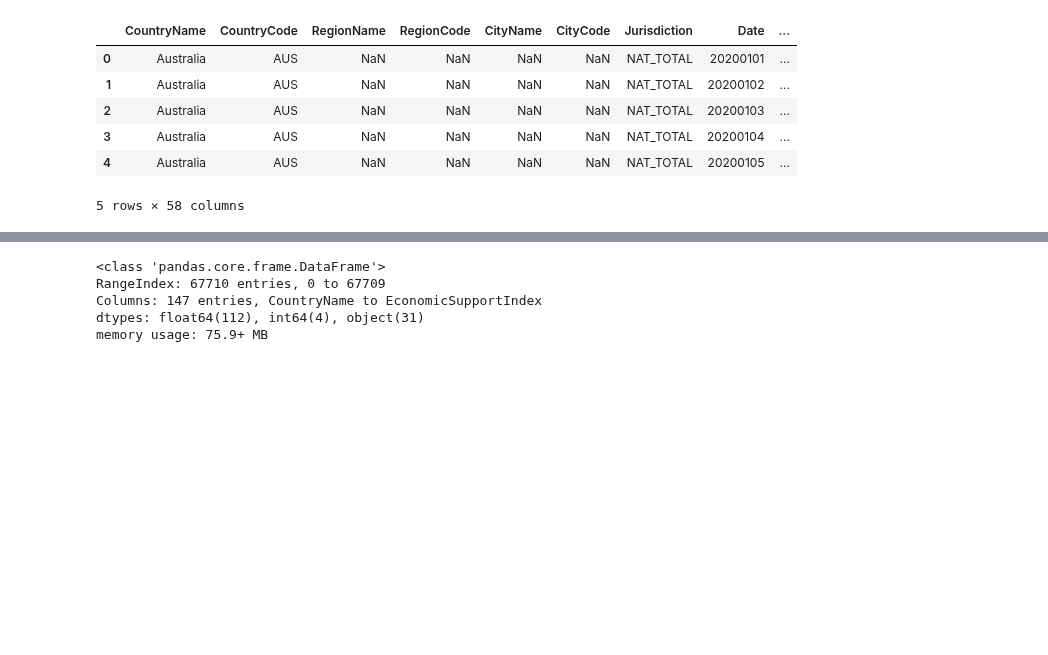
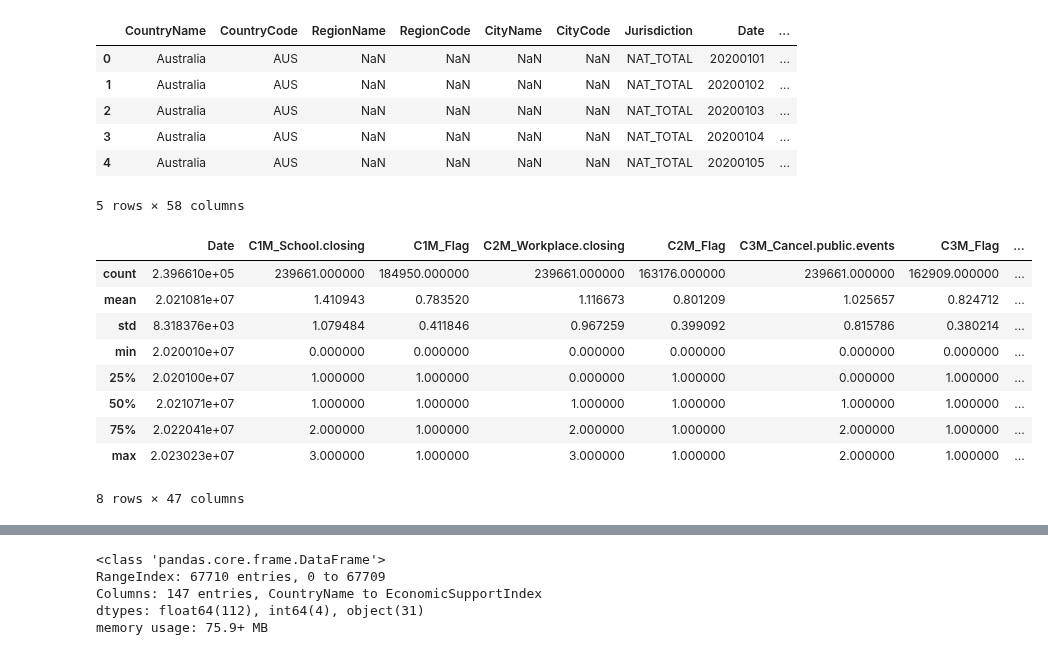
Before and after one commit to chipojaya1/myNEBDHub, a Jupyter notebook: TDSP_Group_Project.ipynb, the cells around one changed output, grey strips where cells are left out. Cells and saved outputs as stored; diff of their text form; code cells hidden in the pictures; blank space fills up the shorter version.

```diff
--- a/TDSP_Group_Project.ipynb
+++ b/TDSP_Group_Project.ipynb
@@ -87,3 +129,17 @@ memory usage: 106.1+ MB
 | 3 | Australia | AUS | NaN | NaN | NaN | NaN | NAT_TOTAL | 20200104 | ... |
 | 4 | Australia | AUS | NaN | NaN | NaN | NaN | NAT_TOTAL | 20200105 | ... |
 5 rows × 58 columns
+# %%
+# summary statistics
+data_sub_national.describe()
+# %% [output]
+|  | Date | C1M_School.closing | C1M_Flag | C2M_Workplace.closing | C2M_Flag | C3M_Cancel.public.events | C3M_Flag | ... |
+| count | 2.396610e+05 | 239661.000000 | 184950.000000 | 239661.000000 | 163176.000000 | 239661.000000 | 162909.000000 | ... |
+| mean | 2.021081e+07 | 1.410943 | 0.783520 | 1.116673 | 0.801209 | 1.025657 | 0.824712 | ... |
+| std | 8.318376e+03 | 1.079484 | 0.411846 | 0.967259 | 0.399092 | 0.815786 | 0.380214 | ... |
+| min | 2.020010e+07 | 0.000000 | 0.000000 | 0.000000 | 0.000000 | 0.000000 | 0.000000 | ... |
+| 25% | 2.020100e+07 | 1.000000 | 1.000000 | 0.000000 | 1.000000 | 0.000000 | 1.000000 | ... |
+| 50% | 2.021071e+07 | 1.000000 | 1.000000 | 1.000000 | 1.000000 | 1.000000 | 1.000000 | ... |
+| 75% | 2.022041e+07 | 2.000000 | 1.000000 | 2.000000 | 1.000000 | 2.000000 | 1.000000 | ... |
+| max | 2.023023e+07 | 3.000000 | 1.000000 | 3.000000 | 1.000000 | 2.000000 | 1.000000 | ... |
+8 rows × 47 columns
```
Also changed, not shown: parts of 16 cells of this notebook.
